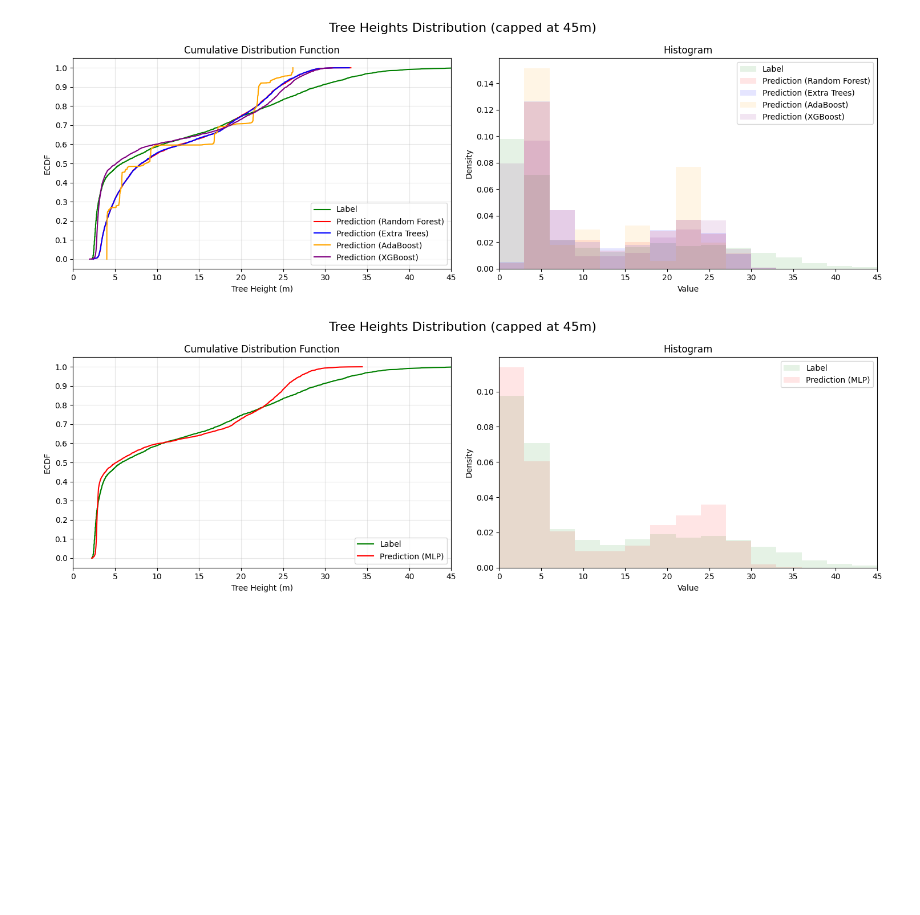
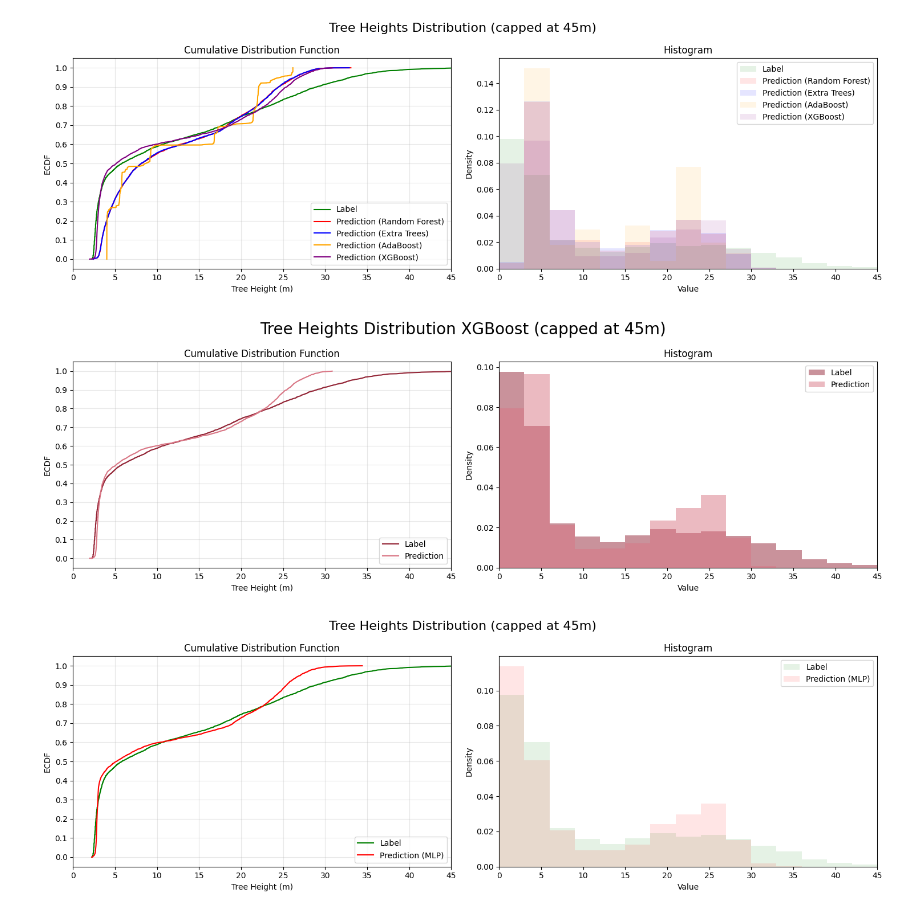
Before and after one commit to SvenLigensa/da2-casestudy, a Jupyter notebook: 4_ModelValidation/4_1_Prediction_Comparison.ipynb, the cells around one changed output. Cells and saved outputs as stored; diff of their text form; code cells hidden in the pictures; blank space fills up the shorter version.

```diff
--- a/4_ModelValidation/4_1_Prediction_Comparison.ipynb
+++ b/4_ModelValidation/4_1_Prediction_Comparison.ipynb
@@ -618,6 +586,44 @@ plt.tight_layout()
 plt.show()
 # %% [output]
 [figure]
+# %%
+fig = plt.figure(figsize=(15, 5))
+
+y_test_sorted = np.sort(y_test)
+y_test_cumulative = np.linspace(0., 1., len(y_test_sorted))
+y_cumulative = np.linspace(0., 1., len(y_test_sorted))
+y_pred_xgboost_sorted = np.sort(y_pred_xgboost)
+y_pred_xgboost_cumulative = np.linspace(0., 1., len(y_pred_xgboost_sorted))
+
+plt.subplot(1, 2, 1)  # Arguments are: nrows, ncols, index
+plt.plot(y_test_sorted, y_cumulative, label='Label', color='#942738')
+plt.plot(y_pred_xgboost_sorted, y_pred_xgboost_cumulative, label='Prediction', color='#d97685')
+plt.title('Cumulative Distribution Function')
+plt.xlabel('Tree Height (m)')
+plt.ylabel('ECDF')
+plt.yticks(np.arange(0, 1.1, 0.1))
+plt.xticks(np.arange(0, 46, 5))
+plt.xlim(0, 45)
+plt.grid(alpha=0.3)
+plt.legend(loc='lower right')
+
+plt.subplot(1, 2, 2)
+plt.hist(y_test, bins=range(0, 46, 3), density=True, color='#942738', alpha=0.5, label='Label')
+plt.hist(y_pred_xgboost, bins=range(0, 46, 3), density=True, color='#d97685', alpha=0.5, label='Prediction')
+plt.title('Histogram')
+plt.xlabel('Value')
+plt.ylabel('Density')
+plt.xlim(0, 45)
+plt.legend(loc='upper right')
+
+# Super title for the entire figure
+fig.suptitle('Tree Heights Distribution XGBoost (capped at 45m)', fontsize=20)
+
+plt.savefig(f'XGBoost_Prediction_Distribution.png', bbox_inches='tight')
+plt.tight_layout()
+plt.show()
+# %% [output]
+[figure, added]
 # %%
 y_test_sorted = np.sort(y_test)
 y_test_cumulative = np.linspace(0., 1., len(y_test_sorted))
```
Also changed, not shown: parts of 4 cells of this notebook, 7 other files.
